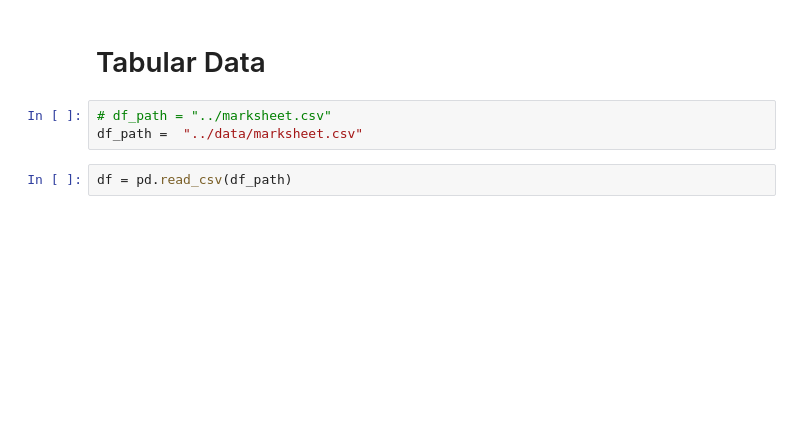
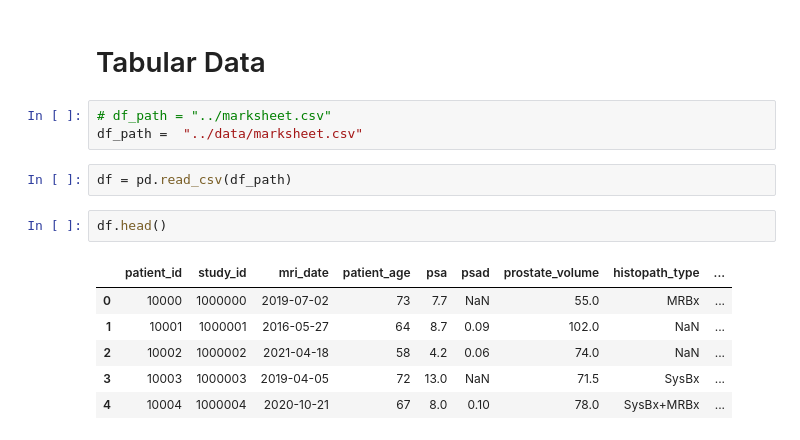
Before and after one commit to Kimberly97llp/cvproject, a Jupyter notebook: EDA.ipynb, the cells around one changed output. Drawn from its saved outputs; the diff is of its cells as text; blank space fills up the shorter version.

```diff
--- a/EDA.ipynb
+++ b/EDA.ipynb
@@ -32,3 +34,12 @@ from sklearn.metrics import confusion_matrix
 df_path =  "../data/marksheet.csv"
 # %%
 df = pd.read_csv(df_path)
+# %%
+df.head()
+# %% [output]
+|  | patient_id | study_id | mri_date | patient_age | psa | psad | prostate_volume | histopath_type | ... |
+| 0 | 10000 | 1000000 | 2019-07-02 | 73 | 7.7 | NaN | 55.0 | MRBx | ... |
+| 1 | 10001 | 1000001 | 2016-05-27 | 64 | 8.7 | 0.09 | 102.0 | NaN | ... |
+| 2 | 10002 | 1000002 | 2021-04-18 | 58 | 4.2 | 0.06 | 74.0 | NaN | ... |
+| 3 | 10003 | 1000003 | 2019-04-05 | 72 | 13.0 | NaN | 71.5 | SysBx | ... |
+| 4 | 10004 | 1000004 | 2020-10-21 | 67 | 8.0 | 0.10 | 78.0 | SysBx+MRBx | ... |
```
Also changed, not shown: parts of 14 cells of this notebook, 1 other file.
